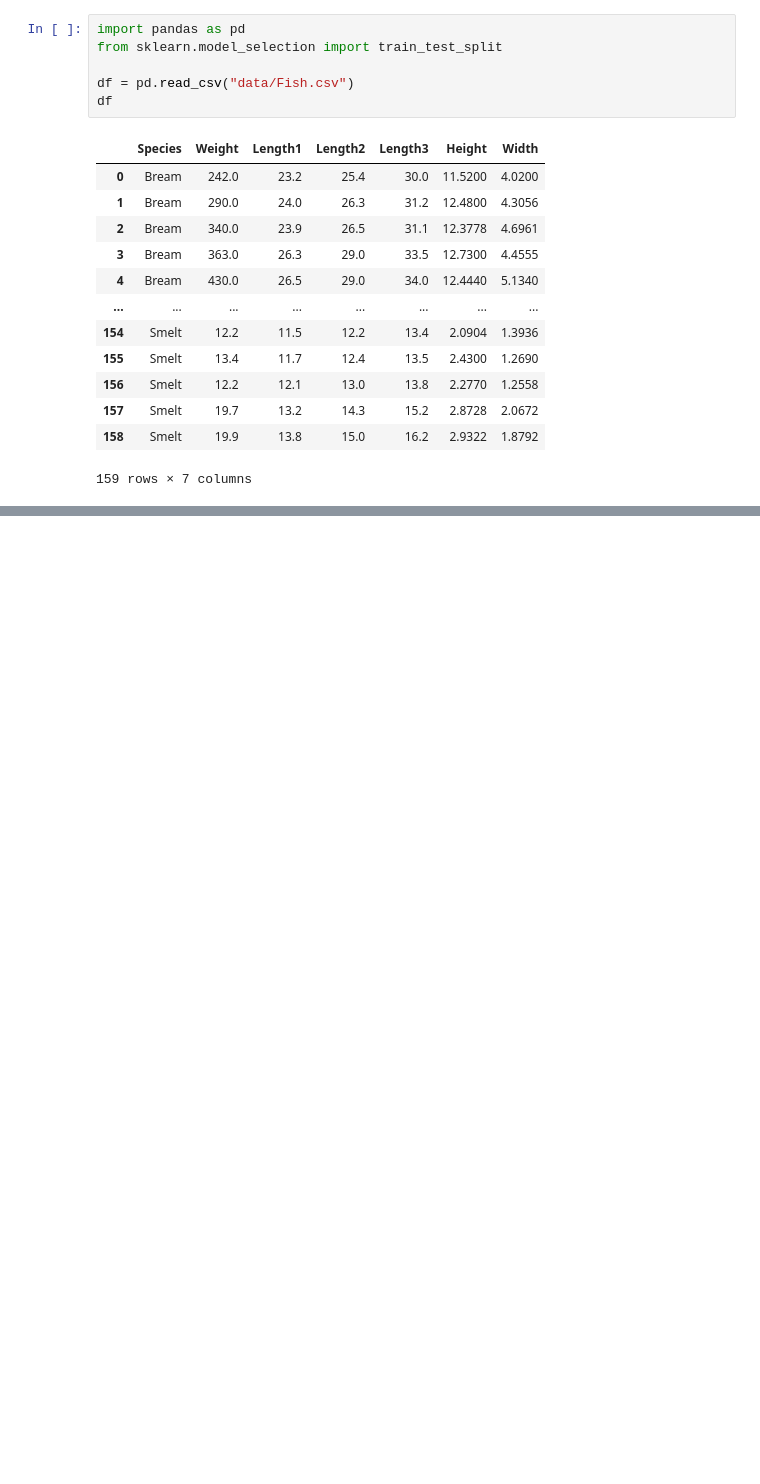
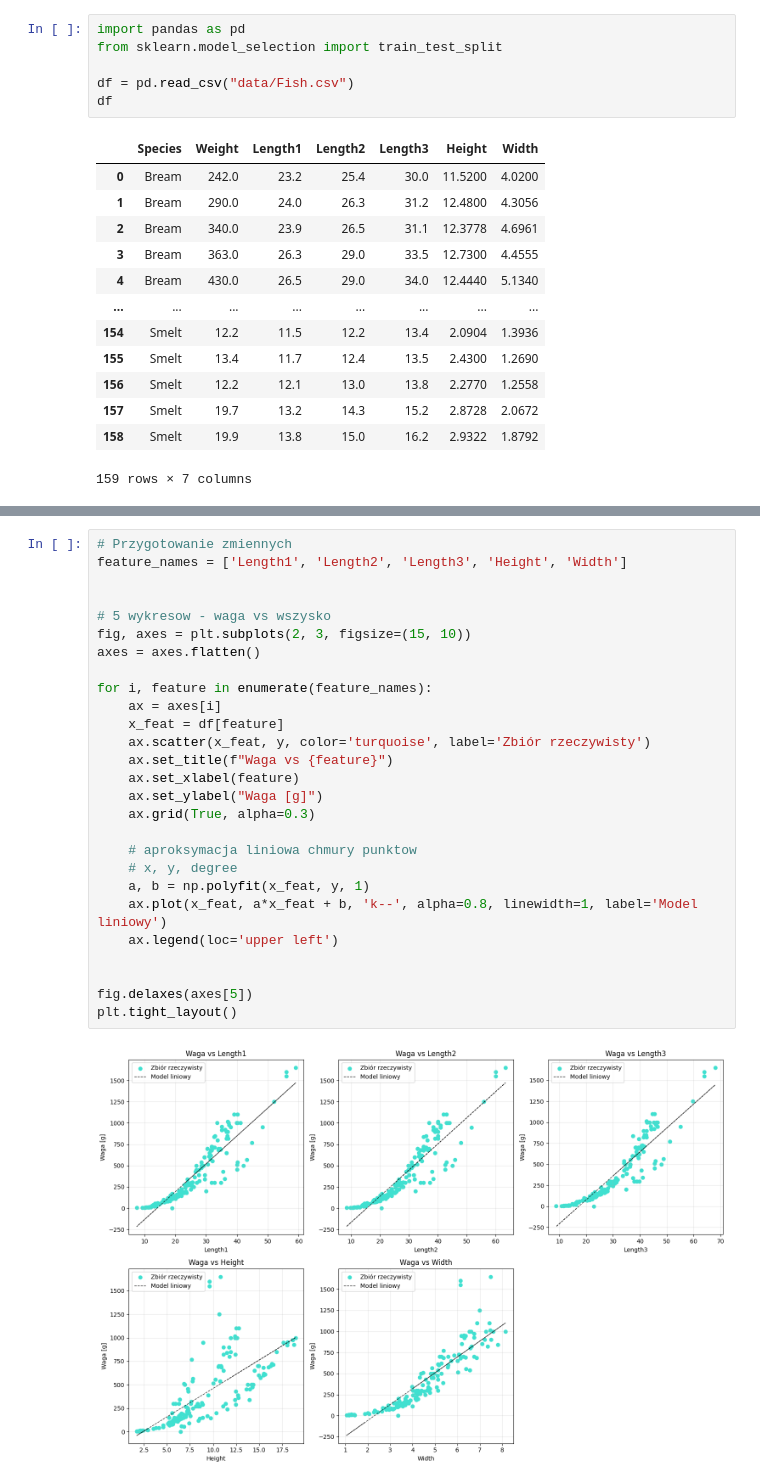
Before and after one commit to dmitrykitty/least-squares-approximation, a Jupyter notebook: solution.ipynb, the cells around one changed output, grey strips where cells are left out. Saved outputs shown, nothing was run; the diff lists cells and outputs as text; blank space fills up the shorter version.

```diff
--- a/solution.ipynb
+++ b/solution.ipynb
@@ -464,0 +503,29 @@ MAE: 85.1257
+# %%
+# Przygotowanie zmiennych
+feature_names = ['Length1', 'Length2', 'Length3', 'Height', 'Width']
+
+
+# 5 wykresow - waga vs wszysko
+fig, axes = plt.subplots(2, 3, figsize=(15, 10))
+axes = axes.flatten()
+
+for i, feature in enumerate(feature_names):
+    ax = axes[i]
+    x_feat = df[feature]
+    ax.scatter(x_feat, y, color='turquoise', label='Zbiór rzeczywisty')
+    ax.set_title(f"Waga vs {feature}")
+    ax.set_xlabel(feature)
+    ax.set_ylabel("Waga [g]")
+    ax.grid(True, alpha=0.3)
+
+    # aproksymacja liniowa chmury punktow
+    # x, y, degree
+    a, b = np.polyfit(x_feat, y, 1)
+    ax.plot(x_feat, a*x_feat + b, 'k--', alpha=0.8, linewidth=1, label='Model liniowy')
+    ax.legend(loc='upper left')
+
+
+fig.delaxes(axes[5])
+plt.tight_layout()
+# %% [output]
+[figure, added]
```
Also changed, not shown: parts of 7 cells of this notebook.
